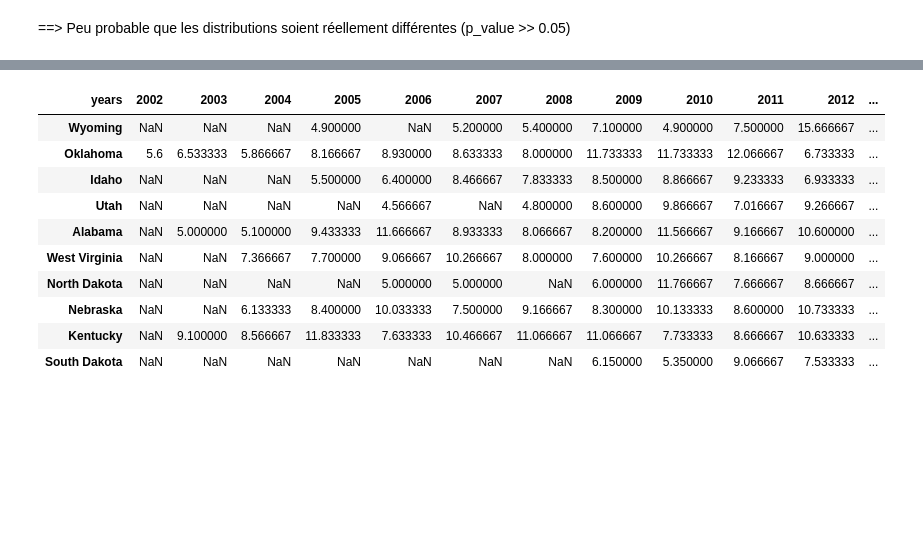
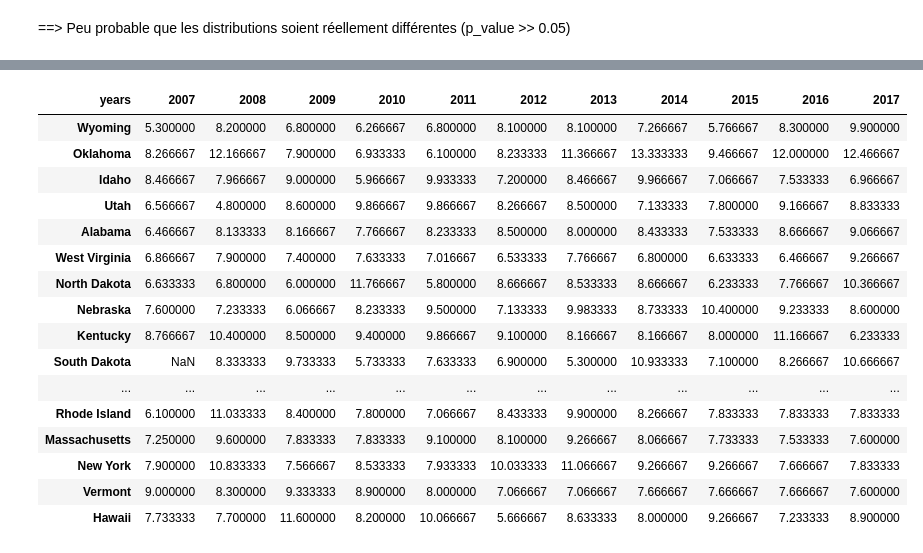
Before and after one commit to epfl-ada/ada-2024-project-casiervert952, a Jupyter notebook: results_SAMUEL.ipynb, the cells around one changed output, grey strips where cells are left out. Saved outputs shown, nothing was run; the diff lists cells and outputs as text; code cells hidden in the pictures; blank space fills up the shorter version.

Commit message:
value_abv_on_pscore

```diff
--- a/results_SAMUEL.ipynb
+++ b/results_SAMUEL.ipynb
@@ -1066,3 +1064,15 @@ years = [2002,2003,2004,2005,2006,2007,2008,2009,2010,2011,2012,2013,2014,2015,2
+# %%
+#Do the mean on abvs of the top3 beers
+m_top_beers = 3
+#years before 2007 are not relevant(not enough ratings)
+years = [2007,2008,2009,2010,2011,2012,2013,2014,2015,2016,2017]
+
+#Select the value we compare
+pref_score = True #pref_score as the value of comparison
+if pref_score==True:
+    value = 'preference_score'
+else:
+    value = 'rating'
 # %%
 import pandas as pd
 #Df all States
@@ -1071,14 +1081,28 @@ df_abv_states['years']= years
 for state in all_states:
     all_years_1_state=[]
     for year in years:
+        #Keep the ratings where user_state == current state
         BA_state = BA_usa.copy()[BA_usa['user_state'] == str(state)]
+        #Keep only the ratings in the current year
         BA_state = BA_state.loc[BA_state['rating_date'].str.contains(str(year))].copy()
-        BA_state = beers_with_n_reviews(BA_state,2,proportioned_n=False)
+        if pref_score:
+            # compute the R, N for each beer
+            R = BA_state.groupby('beer_id')['rating'].mean()
+            N = BA_state.groupby('beer_id')['rating'].size()
+
+            # compute the score for each beer
+            score = R * logarithmic(N, max_stability_threshold)
+
+            # adding the score to ratings dataframe
+            BA_state['preference_score'] = BA_state['beer_id'].map(score)
+        else:
+            #Keep beers that have at least n ratings
+            BA_state = beers_with_n_reviews(BA_state,2,proportioned_n=False)
 
         #Drop rows if missing values on beer_abv
         BA_state = BA_state.dropna(axis = 0,subset = ['beer_abv'])
-        #5 first beers
-        top_state_abv = BA_state[['beer_name', 'beer_style', 'beer_abv', 'rating']].groupby(['beer_name']).agg({'rating': 'mean', 'beer_abv': 'first'}).sort_values('rating', ascending = False)[:m_top_beers]
+        #3 first beers
+        top_state_abv = BA_state[['beer_name', 'beer_style', 'beer_abv', value]].groupby(['beer_name']).agg({value: 'mean', 'beer_abv': 'first'}).sort_values(value, ascending = False)[:m_top_beers]
         all_years_1_state.append(top_state_abv['beer_abv'].mean())
 
 
@@ -1111,18 +1135,24 @@ df_abv_states_T.columns = df_abv_states_T.iloc[0]
 df_abv_states_T = df_abv_states_T.drop(index='years')
 df_abv_states_T.columns = df_abv_states_T.columns.astype(int)
 # %%
-df_abv_states_T.head(10)
+df_abv_states_T
 # %% [output]
-| years | 2002 | 2003 | 2004 | 2005 | 2006 | 2007 | 2008 | 2009 | 2010 | 2011 | 2012 | ... |
-| Wyoming | NaN | NaN | NaN | 4.900000 | NaN | 5.200000 | 5.400000 | 7.100000 | 4.900000 | 7.500000 | 15.666667 | ... |
-| Oklahoma | 5.6 | 6.533333 | 5.866667 | 8.166667 | 8.930000 | 8.633333 | 8.000000 | 11.733333 | 11.733333 | 12.066667 | 6.733333 | ... |
-| Idaho | NaN | NaN | NaN | 5.500000 | 6.400000 | 8.466667 | 7.833333 | 8.500000 | 8.866667 | 9.233333 | 6.933333 | ... |
-| Utah | NaN | NaN | NaN | NaN | 4.566667 | NaN | 4.800000 | 8.600000 | 9.866667 | 7.016667 | 9.266667 | ... |
-| Alabama | NaN | 5.000000 | 5.100000 | 9.433333 | 11.666667 | 8.933333 | 8.066667 | 8.200000 | 11.566667 | 9.166667 | 10.600000 | ... |
-| West Virginia | NaN | NaN | 7.366667 | 7.700000 | 9.066667 | 10.266667 | 8.000000 | 7.600000 | 10.266667 | 8.166667 | 9.000000 | ... |
-| North Dakota | NaN | NaN | NaN | NaN | 5.000000 | 5.000000 | NaN | 6.000000 | 11.766667 | 7.666667 | 8.666667 | ... |
-| Nebraska | NaN | NaN | 6.133333 | 8.400000 | 10.033333 | 7.500000 | 9.166667 | 8.300000 | 10.133333 | 8.600000 | 10.733333 | ... |
-| Kentucky | NaN | 9.100000 | 8.566667 | 11.833333 | 7.633333 | 10.466667 | 11.066667 | 11.066667 | 7.733333 | 8.666667 | 10.633333 | ... |
-| South Dakota | NaN | NaN | NaN | NaN | NaN | NaN | NaN | 6.150000 | 5.350000 | 9.066667 | 7.533333 | ... |
+| years | 2007 | 2008 | 2009 | 2010 | 2011 | 2012 | 2013 | 2014 | 2015 | 2016 | 2017 |
+| Wyoming | 5.300000 | 8.200000 | 6.800000 | 6.266667 | 6.800000 | 8.100000 | 8.100000 | 7.266667 | 5.766667 | 8.300000 | 9.900000 |
+| Oklahoma | 8.266667 | 12.166667 | 7.900000 | 6.933333 | 6.100000 | 8.233333 | 11.366667 | 13.333333 | 9.466667 | 12.000000 | 12.466667 |
+| Idaho | 8.466667 | 7.966667 | 9.000000 | 5.966667 | 9.933333 | 7.200000 | 8.466667 | 9.966667 | 7.066667 | 7.533333 | 6.966667 |
+| Utah | 6.566667 | 4.800000 | 8.600000 | 9.866667 | 9.866667 | 8.266667 | 8.500000 | 7.133333 | 7.800000 | 9.166667 | 8.833333 |
+| Alabama | 6.466667 | 8.133333 | 8.166667 | 7.766667 | 8.233333 | 8.500000 | 8.000000 | 8.433333 | 7.533333 | 8.666667 | 9.066667 |
+| West Virginia | 6.866667 | 7.900000 | 7.400000 | 7.633333 | 7.016667 | 6.533333 | 7.766667 | 6.800000 | 6.633333 | 6.466667 | 9.266667 |
+| North Dakota | 6.633333 | 6.800000 | 6.000000 | 11.766667 | 5.800000 | 8.666667 | 8.533333 | 8.666667 | 6.233333 | 7.766667 | 10.366667 |
+| Nebraska | 7.600000 | 7.233333 | 6.066667 | 8.233333 | 9.500000 | 7.133333 | 9.983333 | 8.733333 | 10.400000 | 9.233333 | 8.600000 |
+| Kentucky | 8.766667 | 10.400000 | 8.500000 | 9.400000 | 9.866667 | 9.100000 | 8.166667 | 8.166667 | 8.000000 | 11.166667 | 6.233333 |
+| South Dakota | NaN | 8.333333 | 9.733333 | 5.733333 | 7.633333 | 6.900000 | 5.300000 | 10.933333 | 7.100000 | 8.266667 | 10.666667 |
+| ... | ... | ... | ... | ... | ... | ... | ... | ... | ... | ... | ... |
+| Rhode Island | 6.100000 | 11.033333 | 8.400000 | 7.800000 | 7.066667 | 8.433333 | 9.900000 | 8.266667 | 7.833333 | 7.833333 | 7.833333 |
+| Massachusetts | 7.250000 | 9.600000 | 7.833333 | 7.833333 | 9.100000 | 8.100000 | 9.266667 | 8.066667 | 7.733333 | 7.533333 | 7.600000 |
+| New York | 7.900000 | 10.833333 | 7.566667 | 8.533333 | 7.933333 | 10.033333 | 11.066667 | 9.266667 | 9.266667 | 7.666667 | 7.833333 |
+| Vermont | 9.000000 | 8.300000 | 9.333333 | 8.900000 | 8.000000 | 7.066667 | 7.066667 | 7.666667 | 7.666667 | 7.666667 | 7.600000 |
+| Hawaii | 7.733333 | 7.700000 | 11.600000 | 8.200000 | 10.066667 | 5.666667 | 8.633333 | 8.000000 | 9.266667 | 7.233333 | 8.900000 |
 # %%
 # Save it in a csv
```
Also changed, not shown: parts of 15 cells of this notebook, 2 other files.
